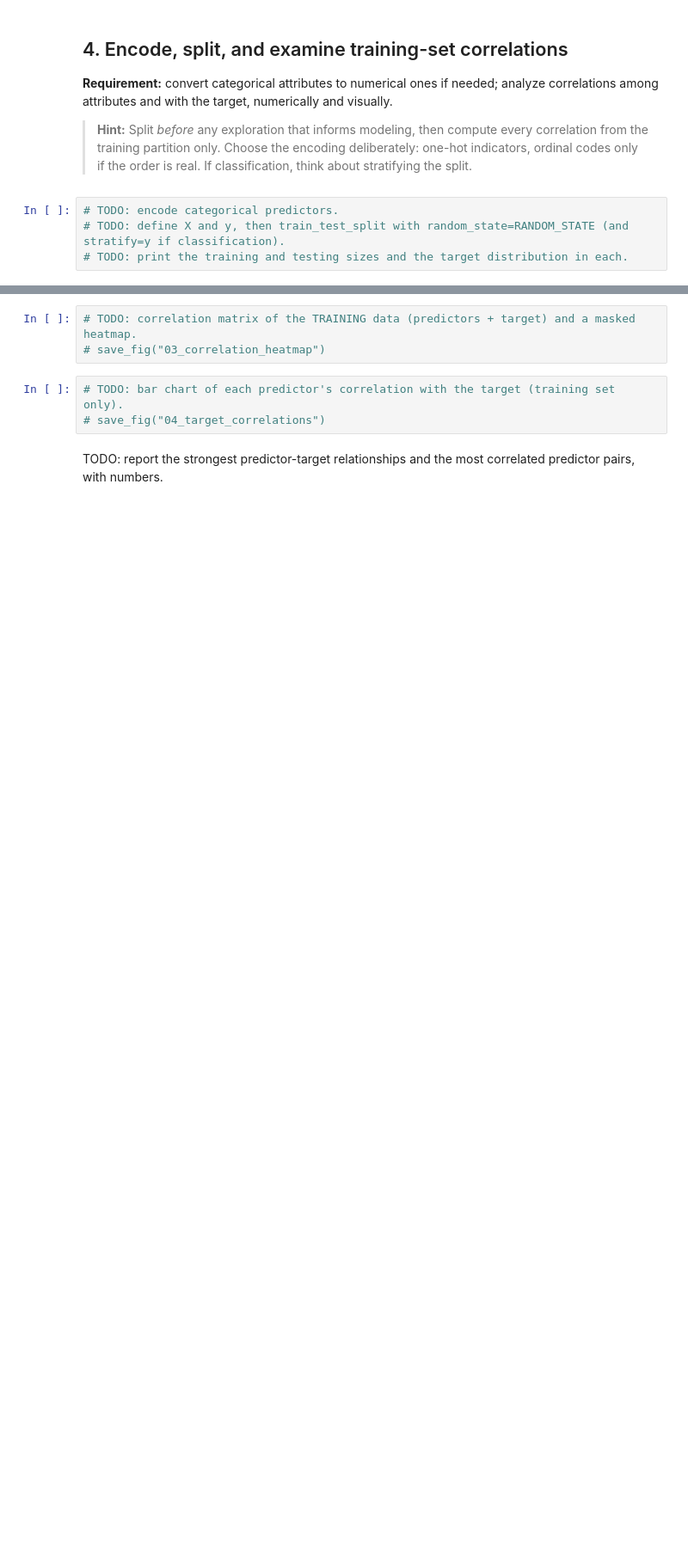
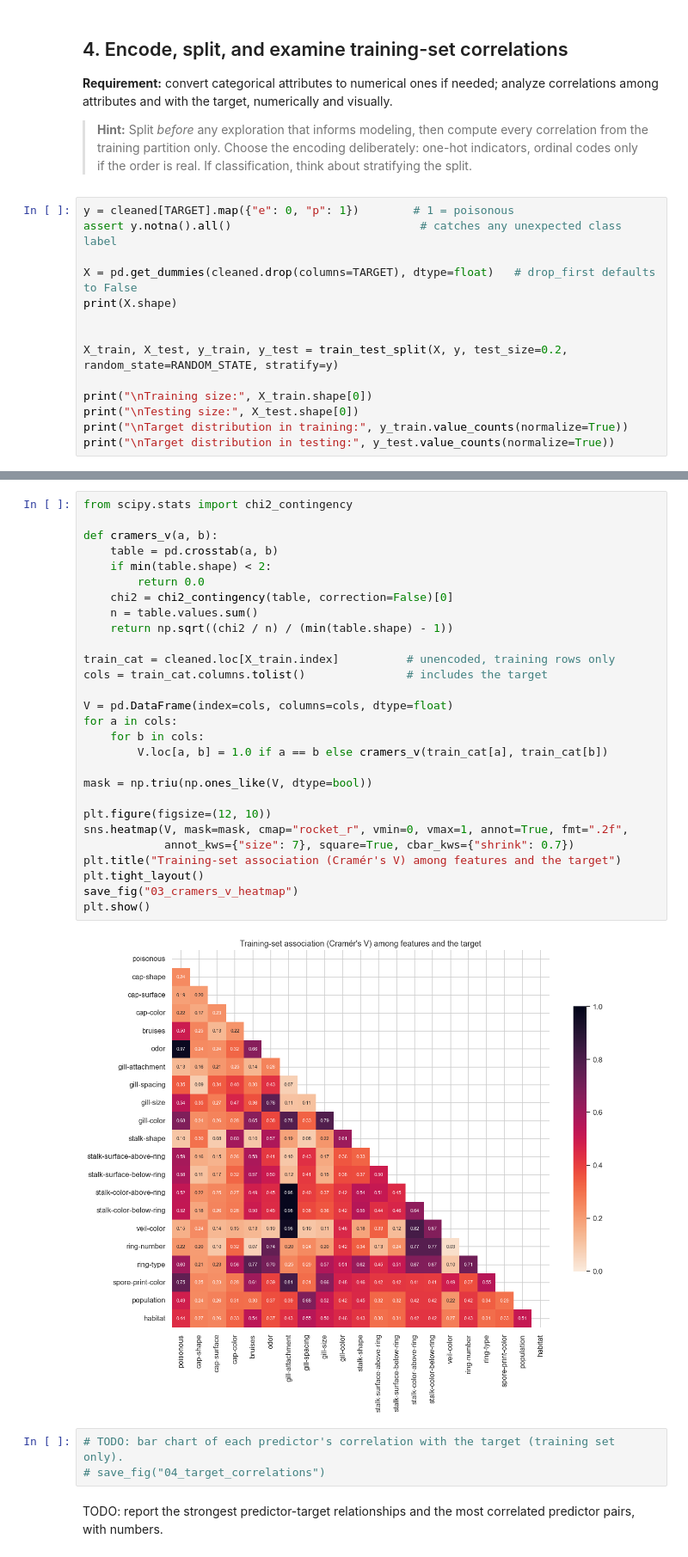
Before and after one commit to DavidMwaria/Trees_Models_HW2, a Jupyter notebook: Trees_Models.ipynb, the cells around one changed output, grey strips where cells are left out. Shown at 86% size. Saved outputs shown, nothing was run; the diff lists cells and outputs as text; blank space fills up the shorter version.

```diff
--- a/Trees_Models.ipynb
+++ b/Trees_Models.ipynb
@@ -150,6 +373,16 @@ and with the target, numerically and visually.
 > partition only. Choose the encoding deliberately: one-hot indicators, ordinal codes only if the order is real.
 > If classification, think about stratifying the split.
 # %%
-# TODO: encode categorical predictors.
-# TODO: define X and y, then train_test_split with random_state=RANDOM_STATE (and stratify=y if classification).
-# TODO: print the training and testing sizes and the target distribution in each.
+y = cleaned[TARGET].map({"e": 0, "p": 1})        # 1 = poisonous
+assert y.notna().all()                            # catches any unexpected class label
+
+X = pd.get_dummies(cleaned.drop(columns=TARGET), dtype=float)   # drop_first defaults to False
+print(X.shape)
+
+
+X_train, X_test, y_train, y_test = train_test_split(X, y, test_size=0.2, random_state=RANDOM_STATE, stratify=y)
+
+print("\nTraining size:", X_train.shape[0])
+print("\nTesting size:", X_test.shape[0])
+print("\nTarget distribution in training:", y_train.value_counts(normalize=True))
+print("\nTarget distribution in testing:", y_test.value_counts(normalize=True))
@@ -156,6 +407,33 @@ and with the target, numerically and visually.
 # %%
-# TODO: correlation matrix of the TRAINING data (predictors + target) and a masked heatmap.
-# save_fig("03_correlation_heatmap")
+from scipy.stats import chi2_contingency
+
+def cramers_v(a, b):
+    table = pd.crosstab(a, b)
+    if min(table.shape) < 2:
+        return 0.0
+    chi2 = chi2_contingency(table, correction=False)[0]
+    n = table.values.sum()
+    return np.sqrt((chi2 / n) / (min(table.shape) - 1))
+
+train_cat = cleaned.loc[X_train.index]          # unencoded, training rows only
+cols = train_cat.columns.tolist()               # includes the target
+
+V = pd.DataFrame(index=cols, columns=cols, dtype=float)
+for a in cols:
+    for b in cols:
+        V.loc[a, b] = 1.0 if a == b else cramers_v(train_cat[a], train_cat[b])
+
+mask = np.triu(np.ones_like(V, dtype=bool))
+
+plt.figure(figsize=(12, 10))
+sns.heatmap(V, mask=mask, cmap="rocket_r", vmin=0, vmax=1, annot=True, fmt=".2f",
+            annot_kws={"size": 7}, square=True, cbar_kws={"shrink": 0.7})
+plt.title("Training-set association (Cramér's V) among features and the target")
+plt.tight_layout()
+save_fig("03_cramers_v_heatmap")
+plt.show()
+# %% [output]
+[figure, added]
 # %%
 # TODO: bar chart of each predictor's correlation with the target (training set only).
 # save_fig("04_target_correlations")
```
Also changed, not shown: parts of 20 cells of this notebook, 3 other files.
